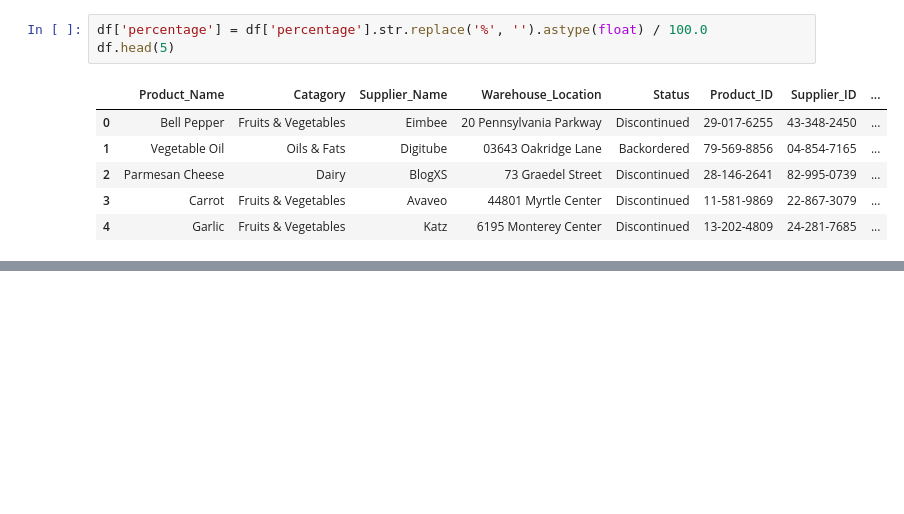
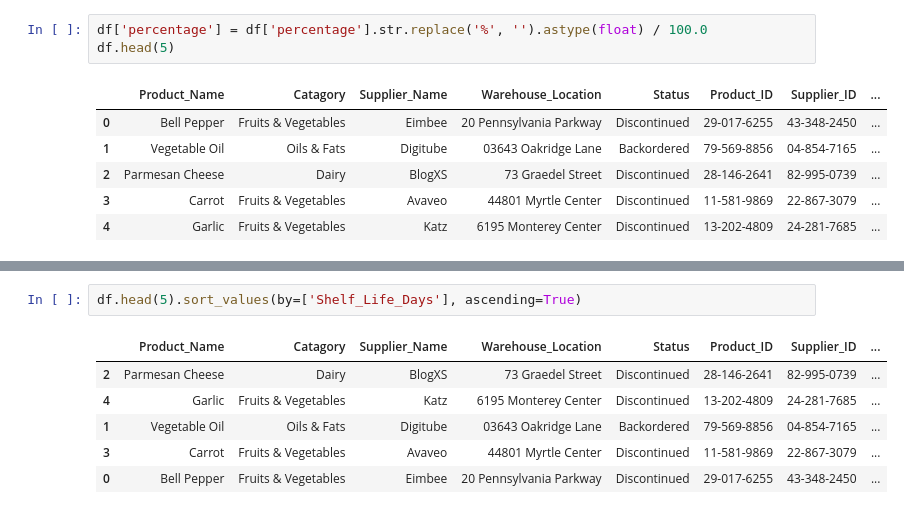
Before and after one commit to jaymark22/machine-learning, a Jupyter notebook: kaggle-machine-learning/grocery-inventory/src/eda.ipynb, the cells around one changed output, grey strips where cells are left out. Drawn from its saved outputs; the diff is of its cells as text; blank space fills up the shorter version.

```diff
--- a/kaggle-machine-learning/grocery-inventory/src/eda.ipynb
+++ b/kaggle-machine-learning/grocery-inventory/src/eda.ipynb
@@ -202,0 +274,9 @@ memory usage: 139.3+ KB
+# %%
+df.head(5).sort_values(by=['Shelf_Life_Days'], ascending=True)
+# %% [output]
+|  | Product_Name | Catagory | Supplier_Name | Warehouse_Location | Status | Product_ID | Supplier_ID | ... |
+| 2 | Parmesan Cheese | Dairy | BlogXS | 73 Graedel Street | Discontinued | 28-146-2641 | 82-995-0739 | ... |
+| 4 | Garlic | Fruits & Vegetables | Katz | 6195 Monterey Center | Discontinued | 13-202-4809 | 24-281-7685 | ... |
+| 1 | Vegetable Oil | Oils & Fats | Digitube | 03643 Oakridge Lane | Backordered | 79-569-8856 | 04-854-7165 | ... |
+| 3 | Carrot | Fruits & Vegetables | Avaveo | 44801 Myrtle Center | Discontinued | 11-581-9869 | 22-867-3079 | ... |
+| 0 | Bell Pepper | Fruits & Vegetables | Eimbee | 20 Pennsylvania Parkway | Discontinued | 29-017-6255 | 43-348-2450 | ... |
```
Also changed, not shown: parts of 16 cells of this notebook.
